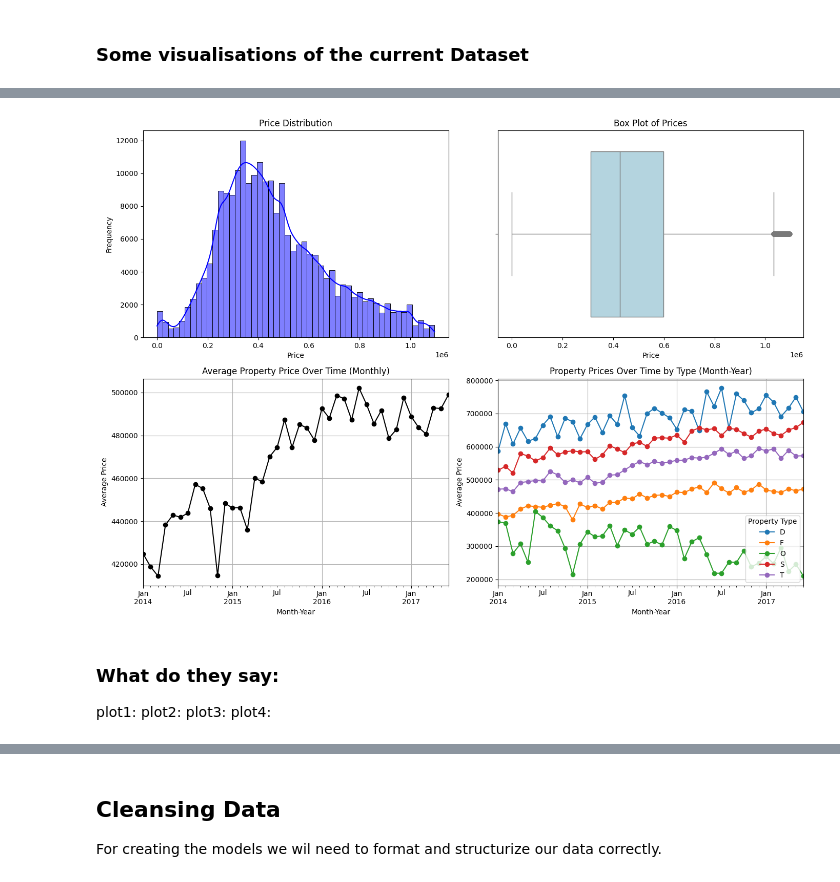
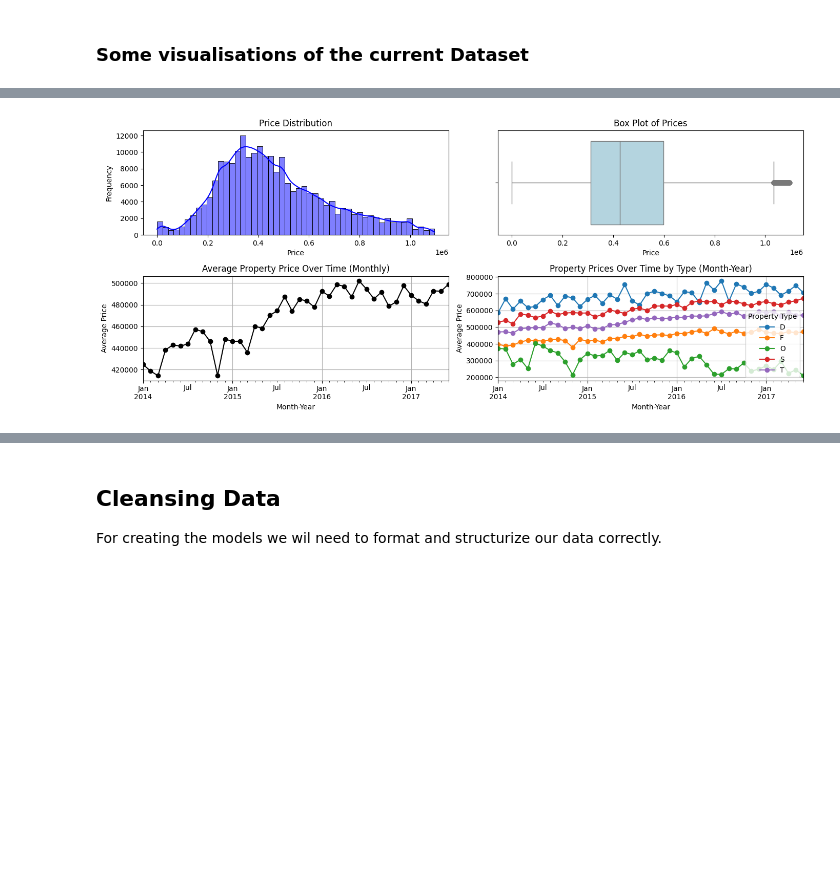
Before and after one commit to WielandVandebotermet/Cloud-AI, a Jupyter notebook: uk_housing/uk-housing-cleaning.ipynb, the cells around one changed output, grey strips where cells are left out. Cells and saved outputs as stored; diff of their text form; code cells hidden in the pictures; blank space fills up the shorter version.

```diff
--- a/uk_housing/uk-housing-cleaning.ipynb
+++ b/uk_housing/uk-housing-cleaning.ipynb
@@ -116,7 +133,7 @@ data.head()
 | 5 | {5144B639-A442-4635-BAFC-D1BD5126... | 360000 | 2014-07-24 | F | Y | L | LONDON | ... |
 # %%
 # Create a 2x2 grid of subplots
-fig, axes = plt.subplots(2, 2, figsize=(14, 10))
+fig, axes = plt.subplots(2, 2, figsize=(14, 6))
 
 # Plot 1: Price Distribution (Histogram and KDE)
 sns.histplot(data['Price'], kde=True, bins=50, color='blue', ax=axes[0, 0])
@@ -130,37 +147,31 @@ axes[0, 1].set_title('Box Plot of Prices')
 axes[0, 1].set_xlabel('Price')
 
 # Plot 3: Time Series Analysis of Average Prices (Monthly)
 data['Month-Year'] = data['Date of Transfer'].dt.to_period('M')  # Create Month-Year column
 
 # Group by Month-Year and calculate the average price
 avg_price_by_month = data.groupby('Month-Year')['Price'].mean()
 
 # Plot the average price over time by month
 avg_price_by_month.plot(kind='line', marker='o', color='black', ax=axes[1, 0])
 axes[1, 0].set_title('Average Property Price Over Time (Monthly)')
 axes[1, 0].set_xlabel('Month-Year')
 axes[1, 0].set_ylabel('Average Price')
 axes[1, 0].grid(True)
 
 # Plot 4: Different Property Prices Over Time (Month-by-Month for Every Year)
 # Group by Month-Year and Property Type to get the average price
 avg_price_by_month_property_type = data.groupby(['Month-Year', 'Property Type'])['Price'].mean().unstack()
 
 # Plot the average prices for each Property Type over each month of each year
 avg_price_by_month_property_type.plot(kind='line', marker='o', ax=axes[1, 1])
 axes[1, 1].set_title('Property Prices Over Time by Type (Month-Year)')
 axes[1, 1].set_xlabel('Month-Year')
 axes[1, 1].set_ylabel('Average Price')
 axes[1, 1].grid(True)
 
 # Adjust layout
 plt.tight_layout()
 plt.show()
 # %% [output]
-[figure, old version]
+[figure, new version]
-# %% [markdown]
-### What do they say:
-plot1:
-plot2:
-plot3:
-plot4:
```
Also changed, not shown: parts of 24 cells of this notebook.
